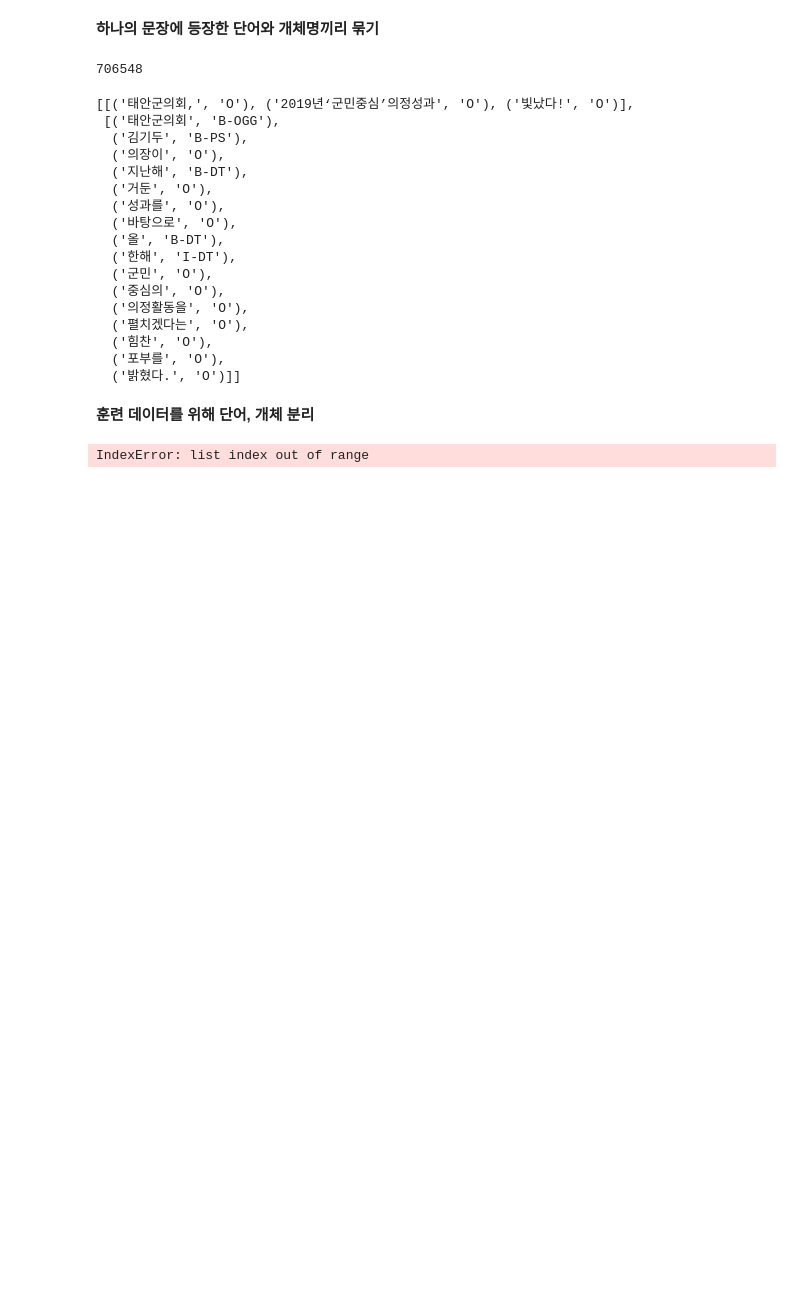
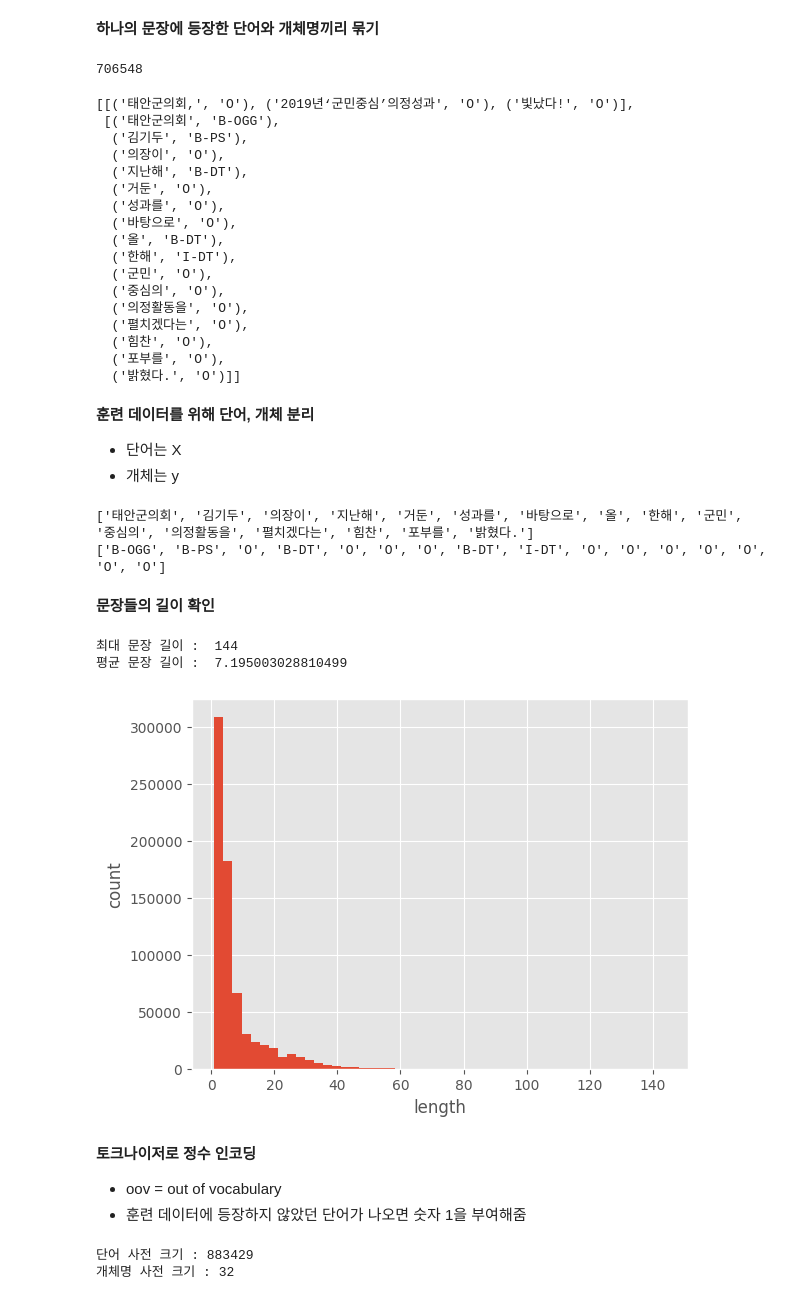
Before and after one commit to Yoon-juhan/Korean_NER, a Jupyter notebook: model/NER.ipynb, the cells around one changed output. Saved outputs shown, nothing was run; the diff lists cells and outputs as text; code cells hidden in the pictures; blank space fills up the shorter version.

```diff
--- a/NER.ipynb
+++ b/model/NER.ipynb
@@ -234,15 +232,42 @@ sentences_tags[:2]
   ('밝혔다.', 'O')]]
 # %% [markdown]
 **훈련 데이터를 위해 단어, 개체 분리**
+- 단어는 X
+- 개체는 y
 # %%
 sentences, tags = [], []
 
-for sentence_tag in sentences:
-    sentence, tag = zip(*sentence_tag)
+for st in sentences_tags:
+    sentence, tag = zip(*st)
     sentences.append(list(sentence))
     tags.append(list(tag))
 # %%
-print(sentences[0])
-print(tags[0])
+print(sentences[1])
+print(tags[1])
 # %% [output]
-IndexError: list index out of range
+['태안군의회', '김기두', '의장이', '지난해', '거둔', '성과를', '바탕으로', '올', '한해', '군민', '중심의', '의정활동을', '펼치겠다는', '힘찬', '포부를', '밝혔다.']
+['B-OGG', 'B-PS', 'O', 'B-DT', 'O', 'O', 'O', 'B-DT', 'I-DT', 'O', 'O', 'O', 'O', 'O', 'O', 'O']
+# %% [markdown]
+**문장들의 길이 확인**
+# %%
+max_sentence = max(len(s) for s in sentences)
+mean_sentence = (sum(map(len, sentences))/len(sentences))
+
+print('최대 문장 길이 : ', max_sentence)
+print('평균 문장 길이 : ', mean_sentence)
+# %% [output]
+최대 문장 길이 :  144
+평균 문장 길이 :  7.195003028810499
+# %%
+plt.hist([len(s) for s in sentences], bins=50)
+plt.xlabel('length')
+plt.ylabel('count')
+plt.show()
+
+# 0 ~ 20의 길이가 대부분
+# %% [output]
+[figure, added]
+# %% [markdown]
+**토크나이저로 정수 인코딩**
+- oov = out of vocabulary
+- 훈련 데이터에 등장하지 않았던 단어가 나오면 숫자 1을 부여해줌
@@ -248,0 +282,9 @@ IndexError: list index out of range
+# %%
+# 단어 인덱스가 1부터 시작, 0은 패딩에 사용하기 때문에 길이를 1 추가해서 본다.
+vocab_size = len(sentence_tokenizer.word_index) + 1
+tag_size = len(tag_tokenizer.word_index) + 1
+print('단어 사전 크기 :', vocab_size)
+print('개체명 사전 크기 :', tag_size)
+# %% [output]
+단어 사전 크기 : 883429
+개체명 사전 크기 : 32
```
Also changed, not shown: parts of 18 cells of this notebook, 1 other file.
